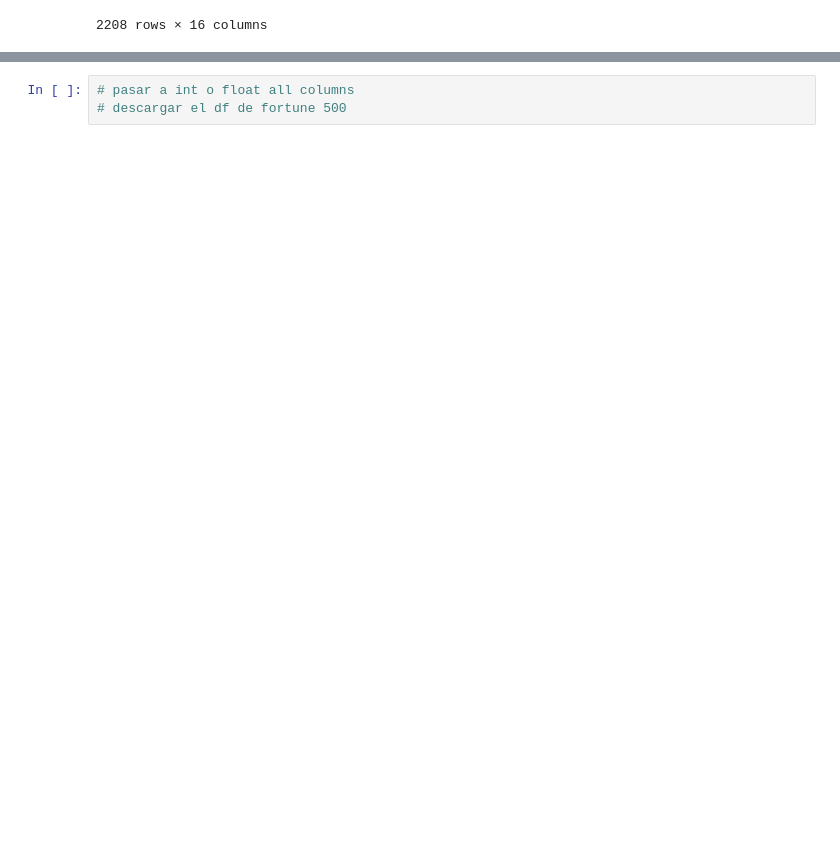
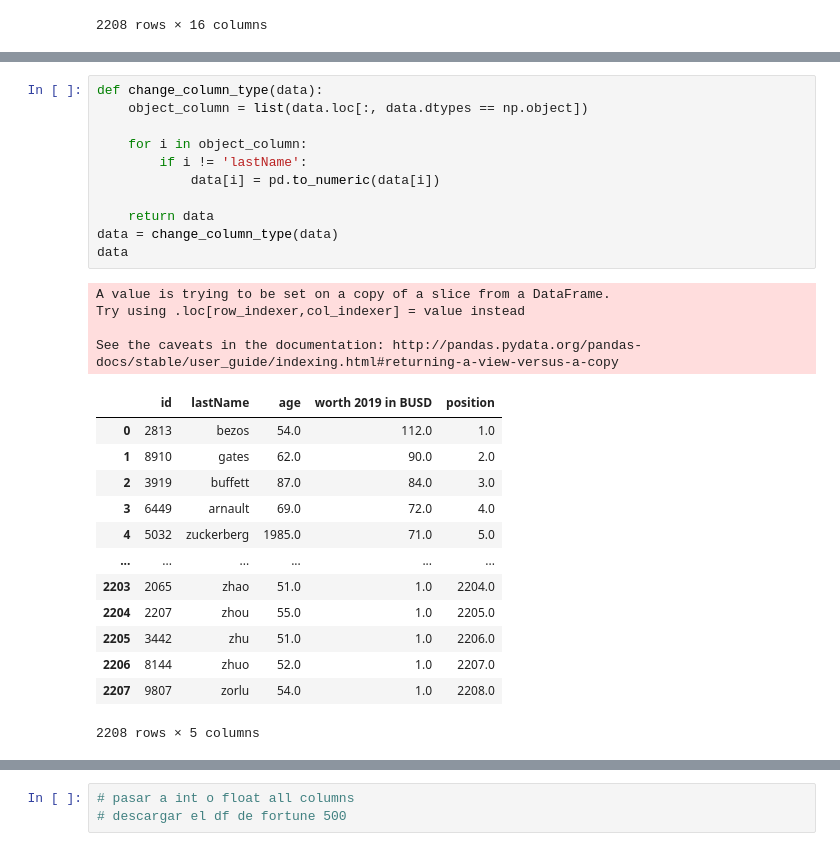
Before and after one commit to Emilioiron/Ironhack-Module-1-Project---Pandas-Python-Emilio-, a Jupyter notebook: notebooks/Notebook_2.ipynb, the cells around one changed output, grey strips where cells are left out. Cells and saved outputs as stored; diff of their text form; blank space fills up the shorter version.

```diff
--- a/notebooks/Notebook_2.ipynb
+++ b/notebooks/Notebook_2.ipynb
@@ -148 +140,30 @@ See the caveats in the documentation: http://pandas.pydata.org/pandas-docs/stabl
 2208 rows × 5 columns
+# %%
+def change_column_type(data):
+    object_column = list(data.loc[:, data.dtypes == np.object])
+
+    for i in object_column:
+        if i != 'lastName':
+            data[i] = pd.to_numeric(data[i])
+
+    return data
+data = change_column_type(data)
+data
+# %% [output]
+A value is trying to be set on a copy of a slice from a DataFrame.
+Try using .loc[row_indexer,col_indexer] = value instead
+
+See the caveats in the documentation: http://pandas.pydata.org/pandas-docs/stable/user_guide/indexing.html#returning-a-view-versus-a-copy
+|  | id | lastName | age | worth 2019 in BUSD | position |
+| 0 | 2813 | bezos | 54.0 | 112.0 | 1.0 |
+| 1 | 8910 | gates | 62.0 | 90.0 | 2.0 |
+| 2 | 3919 | buffett | 87.0 | 84.0 | 3.0 |
+| 3 | 6449 | arnault | 69.0 | 72.0 | 4.0 |
+| 4 | 5032 | zuckerberg | 1985.0 | 71.0 | 5.0 |
+| ... | ... | ... | ... | ... | ... |
+| 2203 | 2065 | zhao | 51.0 | 1.0 | 2204.0 |
+| 2204 | 2207 | zhou | 55.0 | 1.0 | 2205.0 |
+| 2205 | 3442 | zhu | 51.0 | 1.0 | 2206.0 |
+| 2206 | 8144 | zhuo | 52.0 | 1.0 | 2207.0 |
+| 2207 | 9807 | zorlu | 54.0 | 1.0 | 2208.0 |
+2208 rows × 5 columns
```
Also changed, not shown: parts of 5 cells of this notebook, 3 other files.
